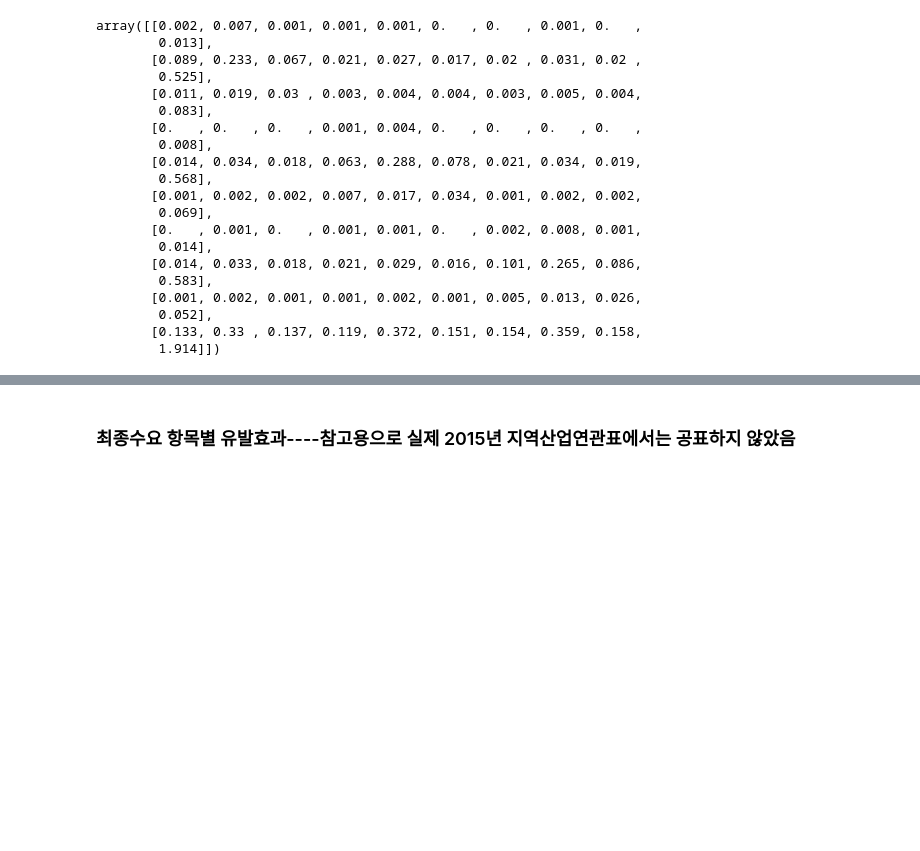
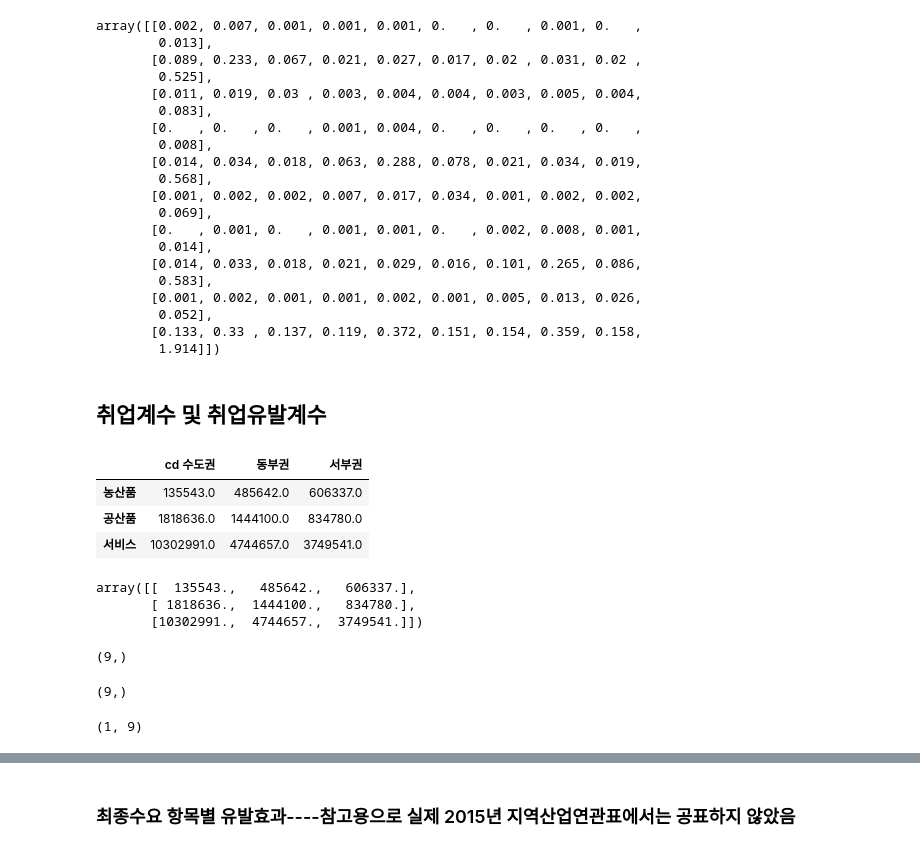
Before and after one commit to Tom-Jung/legendary-funicular, a Jupyter notebook: Ch7. 지역산업연관분석_3부문_3지역_new.ipynb, the cells around one changed output, grey strips where cells are left out. Cells and saved outputs as stored; diff of their text form; code cells hidden in the pictures; blank space fills up the shorter version.

```diff
--- a/Ch7. 지역산업연관분석_3부문_3지역_new.ipynb
+++ b/Ch7. 지역산업연관분석_3부문_3지역_new.ipynb
@@ -519,3 +519,29 @@ Li_df.index.names=['지역', '상품']
 Lf_df.to_csv('생산유발계수.csv', encoding='utf_8-sig')
 Lv_df.to_csv('부가가치유발계수.csv', encoding='utf_8-sig')
 Li_df.to_csv('수입유발계수.csv', encoding='utf_8-sig')
+# %% [markdown]
+## 취업계수 및 취업유발계수
+# %%
+Rgt_emp_3
+# %% [output]
+|  | cd 수도권 | 동부권 | 서부권 |
+| 농산품 | 135543.0 | 485642.0 | 606337.0 |
+| 공산품 | 1818636.0 | 1444100.0 | 834780.0 |
+| 서비스 | 10302991.0 | 4744657.0 | 3749541.0 |
+# %%
+emp_3 = Rgt_emp_3.to_numpy()
+emp = emp_3[0:4,0:4].astype(float)
+emp
+# %% [output]
+array([[  135543.,   485642.,   606337.],
+       [ 1818636.,  1444100.,   834780.],
+       [10302991.,  4744657.,  3749541.]])
+# %%
+emp_row = np.concatenate((emp[:,0],emp[:,1],emp[:,2]))
+emp_row.shape
+# %% [output]
+(9,)
+# %%
+ct.shape
+# %% [output]
+(9,)
@@ -521,0 +550,6 @@ Li_df.to_csv('수입유발계수.csv', encoding='utf_8-sig')
+# %%
+emp_ratio = ((emp_row/ct)/1000).T # 취업계수(십억원당)
+emp_ratio = emp_ratio.reshape(1,9)
+emp_ratio.shape
+# %% [output]
+(1, 9)
```
Also changed, not shown: parts of 15 cells of this notebook.
